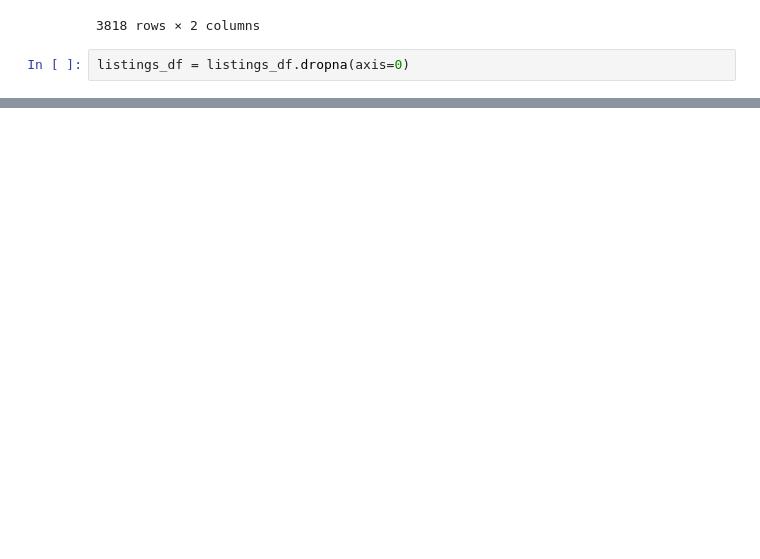
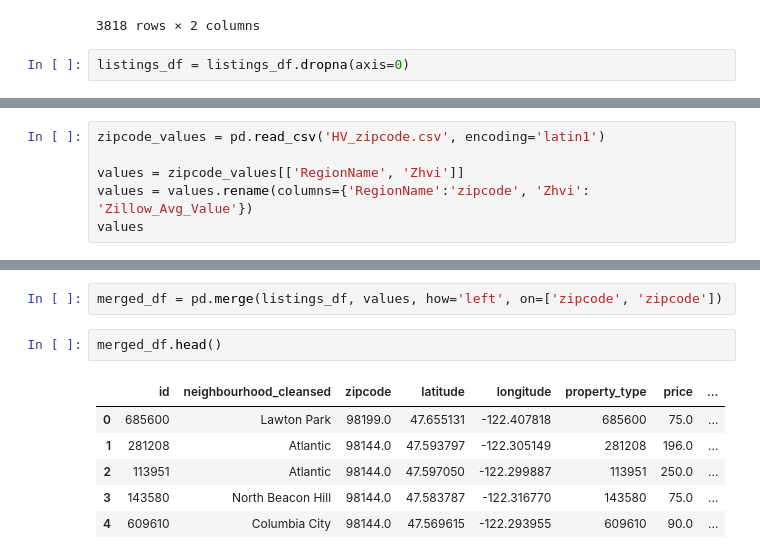
Before and after one commit to ericcheechee/ProjectBeta, a Jupyter notebook: data_cleanup.ipynb, the cells around one changed output, grey strips where cells are left out. Saved outputs shown, nothing was run; the diff lists cells and outputs as text; blank space fills up the shorter version.

```diff
--- a/data_cleanup.ipynb
+++ b/data_cleanup.ipynb
@@ -73,0 +162,6 @@ listings_df = listings_df.dropna(axis=0)
+# %%
+zipcode_values = pd.read_csv('HV_zipcode.csv', encoding='latin1')
+
+values = zipcode_values[['RegionName', 'Zhvi']]
+values = values.rename(columns={'RegionName':'zipcode', 'Zhvi': 'Zillow_Avg_Value'})
+values
@@ -73,0 +187,11 @@ listings_df = listings_df.dropna(axis=0)
+# %%
+merged_df = pd.merge(listings_df, values, how='left', on=['zipcode', 'zipcode'])
+# %%
+merged_df.head()
+# %% [output]
+|  | id | neighbourhood_cleansed | zipcode | latitude | longitude | property_type | price | ... |
+| 0 | 685600 | Lawton Park | 98199.0 | 47.655131 | -122.407818 | 685600 | 75.0 | ... |
+| 1 | 281208 | Atlantic | 98144.0 | 47.593797 | -122.305149 | 281208 | 196.0 | ... |
+| 2 | 113951 | Atlantic | 98144.0 | 47.597050 | -122.299887 | 113951 | 250.0 | ... |
+| 3 | 143580 | North Beacon Hill | 98144.0 | 47.583787 | -122.316770 | 143580 | 75.0 | ... |
+| 4 | 609610 | Columbia City | 98144.0 | 47.569615 | -122.293955 | 609610 | 90.0 | ... |
```
Also changed, not shown: parts of 17 cells of this notebook, 4 other files.
